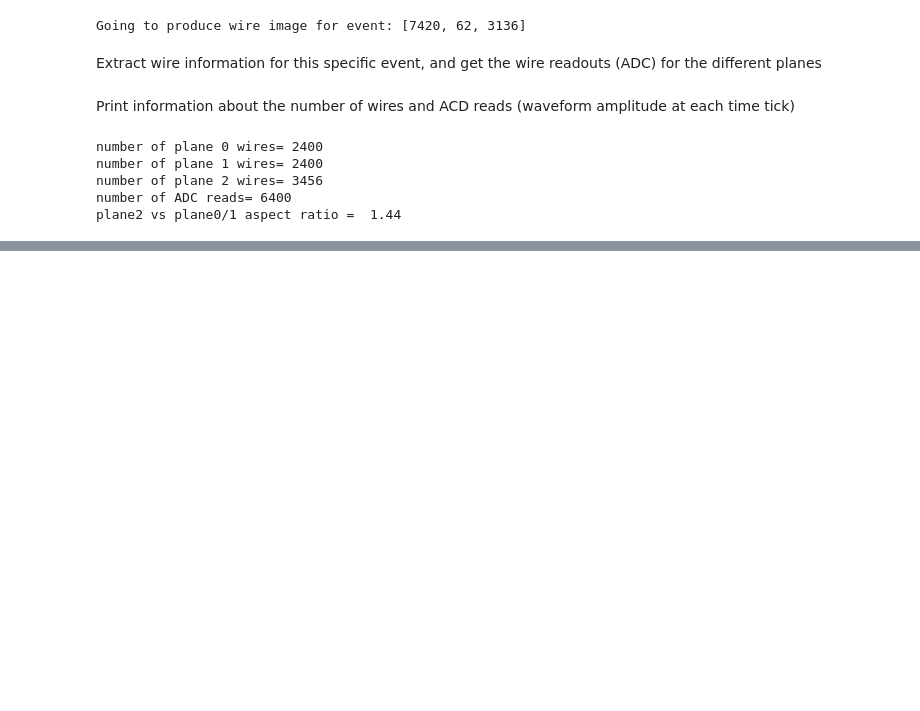
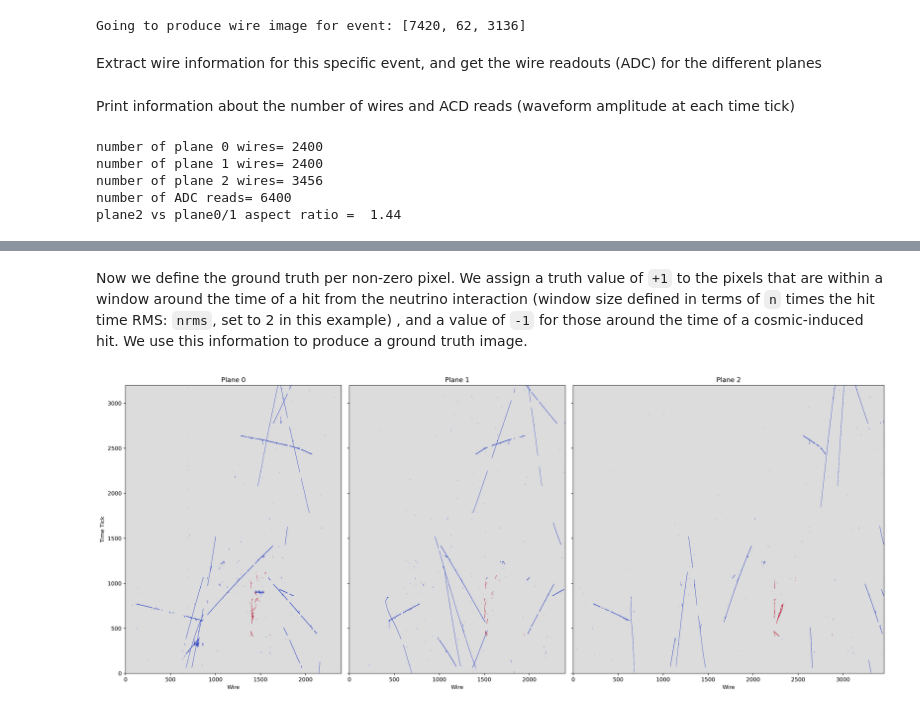
Before and after one commit to cerati/ubopendata, a Jupyter notebook: WireImage.ipynb, the cells around one changed output, grey strips where cells are left out. Saved outputs shown, nothing was run; the diff lists cells and outputs as text; code cells hidden in the pictures; blank space fills up the shorter version.

```diff
--- a/WireImage.ipynb
+++ b/WireImage.ipynb
@@ -85,0 +112,8 @@ Run / Sub / Event : 7420 / 62 / 3136 - saturation set to ADC=15.00
+# %%
+hits = evt["hit_table"]
+edeps = evt["edep_table"]
+edeps = edeps.sort_values(by=['energy_fraction'], ascending=False, kind='mergesort').drop_duplicates(["hit_id"])
+hits = hits.merge(edeps, on=["hit_id"], how="left")
+hits['g4_id'] = hits['g4_id'].fillna(-1)
+hits = hits.fillna(0)
+hits
@@ -85,0 +134,2 @@ Run / Sub / Event : 7420 / 62 / 3136 - saturation set to ADC=15.00
+# %% [markdown]
+Now we define the ground truth per non-zero pixel. We assign a truth value of `+1` to the pixels that are within a window around the time of a hit from the neutrino interaction (window size defined in terms of `n` times the hit time RMS: `nrms`, set to 2 in this example) , and a value of `-1` for those around the time of a cosmic-induced hit. We use this information to produce a ground truth image.
@@ -85,0 +138,38 @@ Run / Sub / Event : 7420 / 62 / 3136 - saturation set to ADC=15.00
+# %%
+planetruth = [np.zeros(shape=(nwires(p),ntimeticks())) for p in range(0,nplanes())]
+
+nrms = 2
+for p in range(0,nplanes()):
+    nuhits = hits.query('local_plane==%i and g4_id>=0'%p)[['local_wire','local_time','rms']]
+    for i,h in nuhits.iterrows():
+        planetruth[p][int(h['local_wire'])][floor(h['local_time']-nrms*h['rms']):ceil(h['local_time']+nrms*h['rms'])] = 1
+    cosmhits = hits.query('local_plane==%i and g4_id<0'%p)[['local_wire','local_time','rms']]
+    for i,h in cosmhits.iterrows():
+        planetruth[p][int(h['local_wire'])][floor(h['local_time']-nrms*h['rms']):ceil(h['local_time']+nrms*h['rms'])] = -1
+
+for p in range(0,nplanes()):
+    planetruth[p] = block_reduce(planetruth[p], block_size=(1,f_downsample), func=np.sum)
+
+for p in range(0,nplanes()):
+    planetruth[p] = np.multiply(planetruth[p],planeadcs[p])
+# %%
+fig, (ax1, ax2, ax3) = plt.subplots(1, 3, sharey=True, \
+                                    gridspec_kw={'width_ratios': [1, 1, aspratio]},\
+                                    figsize=(20, 15), dpi=300)
+
+im1 = ax1.imshow(planetruth[0].T,vmin=-1,vmax=1,origin='lower',cmap='coolwarm')
+ax1.set_title("Plane 0")
+ax1.set_xlabel("Wire")
+ax1.set_ylabel("Time Tick")
+
+im2 = ax2.imshow(planetruth[1].T,vmin=-1,vmax=1,origin='lower',cmap='coolwarm')
+ax2.set_title("Plane 1")
+ax2.set_xlabel("Wire")
+
+im3 = ax3.imshow(planetruth[2].T,vmin=-1,vmax=1,origin='lower',cmap='coolwarm')
+ax3.set_title("Plane 2")
+ax3.set_xlabel("Wire")
+
+plt.tight_layout()
+# %% [output]
+[figure, added]
```
Also changed, not shown: parts of 17 cells of this notebook, 1 other file.
